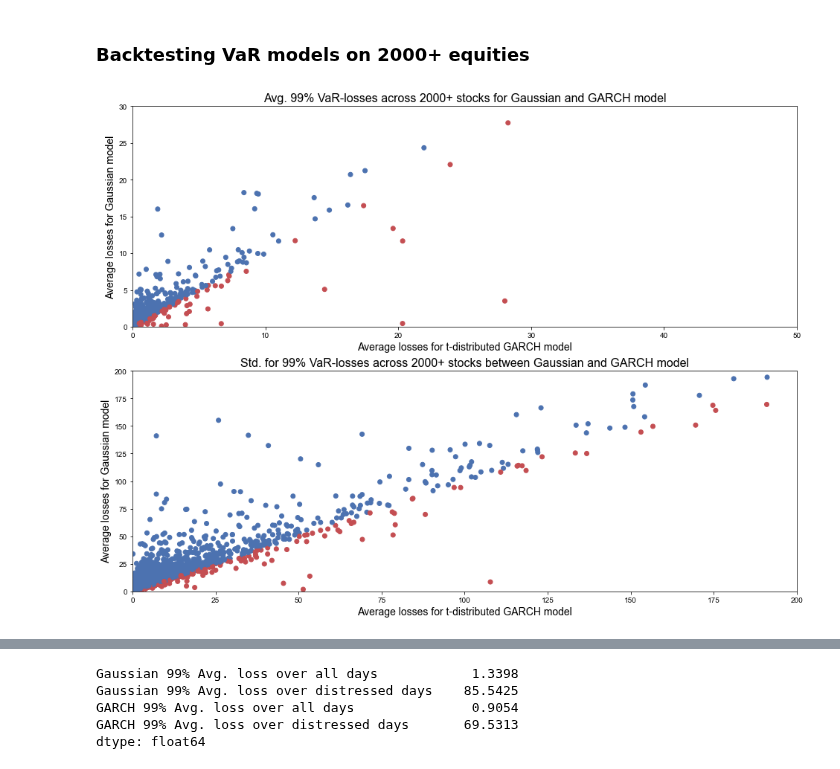
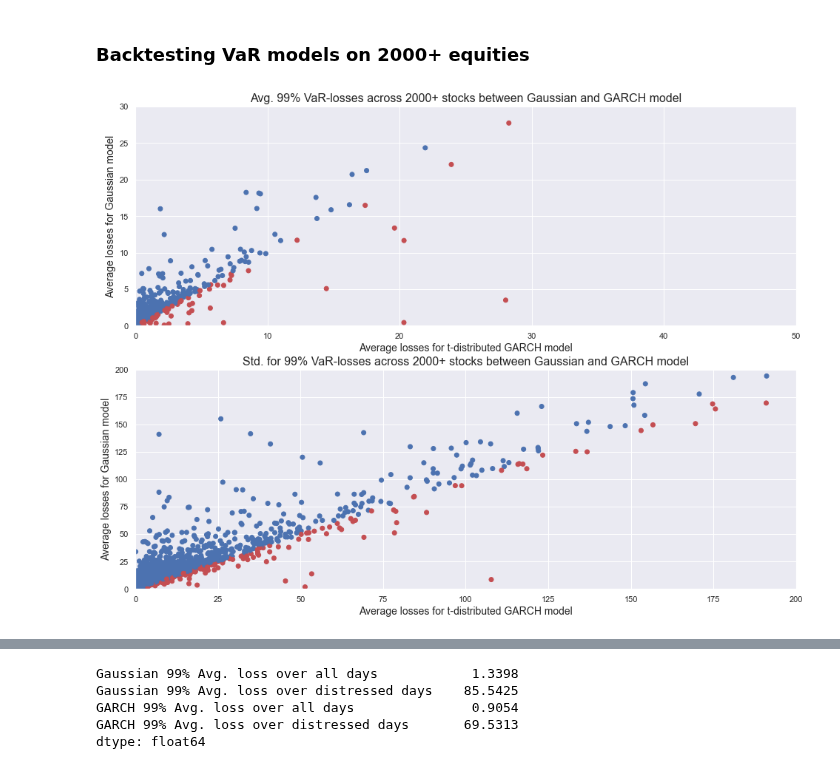
Before and after one commit to EdgyPanda/Python-Projects, a Jupyter notebook: VaR-Investigation/VaR Investigation.ipynb, the cells around one changed output, grey strips where cells are left out. Saved outputs shown, nothing was run; the diff lists cells and outputs as text; code cells hidden in the pictures.

```diff
--- a/VaR-Investigation/VaR Investigation.ipynb
+++ b/VaR-Investigation/VaR Investigation.ipynb
@@ -609,35 +609,35 @@ AvgExceedance_GARCH = pd.concat([Large_Garch99_SummaryStatistics.loc["mean", :],
 AvgExceedance_GARCH = (AvgExceedance_GARCH.iloc[:,0] > AvgExceedance_GARCH.iloc[:,1]).values * 1
 col = np.where(AvgExceedance_GARCH == 1, 'r', 'b')
 
 StdExceedance_GARCH = pd.concat([Large_Garch99_SummaryStatistics.loc["std", :], Large_Normal99_DF_SummaryStatistics.loc["std",:]], axis = 1)
 StdExceedance_GARCH = (StdExceedance_GARCH.iloc[:,0] > StdExceedance_GARCH.iloc[:,1]).values * 1
 col2 = np.where(StdExceedance_GARCH == 1, 'r', 'b')
 
 
 fig, ax = plt.subplots(nrows = 2, ncols = 1, figsize=(16,12))
 sns.set()
 sns.color_palette('dark')
 ax[0].margins(x=0)
 ax[0].scatter(x = Large_Garch99_SummaryStatistics.loc["mean", :], y = Large_Normal99_DF_SummaryStatistics.loc["mean",:], c = col)
-ax[0].set_title('Avg. 99% VaR-losses across 2000+ stocks for Gaussian and GARCH model', fontsize = 16)
+ax[0].set_title('Avg. 99% VaR-losses across 2000+ stocks between Gaussian and GARCH model', fontsize = 16)
 ax[0].set_xlabel('Average losses for t-distributed GARCH model', fontsize = 14)
 ax[0].set_ylabel('Average losses for Gaussian model', fontsize = 14)
 ax[0].set_ylim([0,30])
 ax[0].set_xlim([0,50])
 
 ax[1].margins(x=0.1)
 ax[1].scatter(x = Large_Garch99_SummaryStatistics.loc["std", :], y = Large_Normal99_DF_SummaryStatistics.loc["std",:], c = col2)
 ax[1].set_title('Std. for 99% VaR-losses across 2000+ stocks between Gaussian and GARCH model', fontsize = 16)
 ax[1].set_xlabel('Average losses for t-distributed GARCH model', fontsize = 14)
 ax[1].set_ylabel('Average losses for Gaussian model', fontsize = 14)
 ax[1].set_ylim([0,200])
 ax[1].set_xlim([0,200])
 
 
 plt.show()
 # Red points show the places where the average losses (or standard deviation) for the GARCH model exceeded the average loss (or standard deviation) for the Gaussian model. 128/2189 instances was found for average losses.
 # %% [output]
-[figure, old version]
+[figure, new version]
 # %%
 DistressedDays_GARCH99 = [Large_VaRViolations_Garch99_DF.loc[(Large_VaRViolations_Garch99_DF.loc[:, name] > 0), name].mean() for name in names]
 DistressedDays_Normal99 = [Large_VaRViolations_Normal99_DF.loc[(Large_VaRViolations_Normal99_DF.loc[:, name] > 0), name].mean() for name in names]
```
